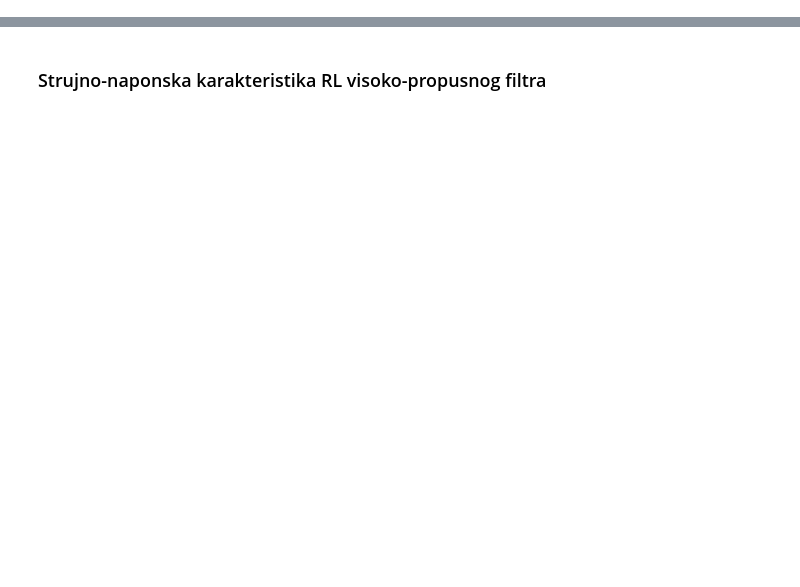
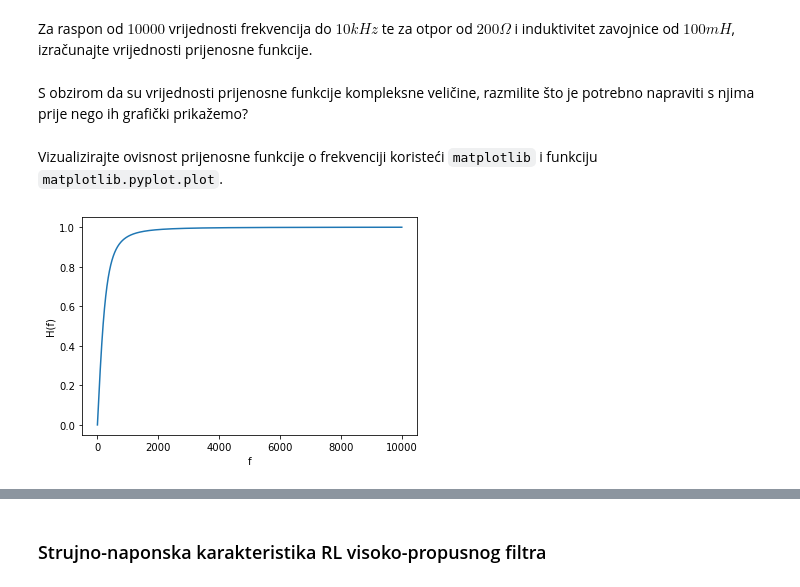
Before and after one commit to akapet00/teaching, a Jupyter notebook: emc_512/lab/Python/03-lab-ex.ipynb, the cells around one changed output, grey strips where cells are left out. Saved outputs shown, nothing was run; the diff lists cells and outputs as text; code cells hidden in the pictures; blank space fills up the shorter version.

```diff
--- a/emc_512/lab/Python/03-lab-ex.ipynb
+++ b/emc_512/lab/Python/03-lab-ex.ipynb
@@ -36,13 +108,0 @@ def rl_highpass(R, L, f):
-# %%
-# configuration
-R = 200
-L = 100e-3
-f = np.linspace(0.1, 10000, num=10000)
-omega = 2*np.pi*f
-f_cutoff = R/(2*np.pi*L)
-omega_cutoff = 2*np.pi*f_cutoff
-
-print(f'R = {R/1000} kΩ')
-print(f'L = {L*1000} mH')
-print(f'frequency range = [{f.min()}-{f.max()}] Hz')
-print(f'frequency cut-off = {round(f_cutoff, 1)} Hz')
@@ -94,0 +149,22 @@ plt.show()
+# %%
+def rl_highpass(R, L, f):
+    """Funkcija prijenosnog odziva RC nisko-propusnog filtra.
+
+    Args:
+        R (number) : vrijednost otpora otpornika
+        L (number) : induktivitet
+        f (number or numpy.ndarray) : frekvencija/e
+
+    Returns:
+        float or numpy.ndarray
+    """
+    ######################################################
+    ## TO-DO: implementiraj funkciju prijenosnog odziva ##
+    # Nakon toga zakomentiraj sljedeću liniju.
+    # raise NotImplementedError('Implementiraj funckiju prijenosnog odziva.')
+    ######################################################
+
+    # definiraj funkciju prijenosnog pazeći da `f` može biti ili broj (int,
+    # float) ili 1-D niz (`numpy.ndarray`)
+    H = 1 / (1 + 1 / (1.0j * 2 * np.pi * f * L / R))
+    return H
@@ -94,0 +199,18 @@ plt.show()
+# %% [markdown]
+Za raspon od $10000$ vrijednosti frekvencija do $10 kHz$ te za otpor od $200 \Omega$ i induktivitet zavojnice od $100 mH$, izračunajte vrijednosti prijenosne funkcije.
+# %%
+f = np.linspace(0.01, 10000, num=10000)
+H = rl_highpass(R, L, f)  # prijenosna funkcija
+# %% [markdown]
+S obzirom da su vrijednosti prijenosne funkcije kompleksne veličine, razmilite što je potrebno napraviti s njima prije nego ih grafički prikažemo?
+# %%
+Hm = np.abs(H) # konverzija u apsolutne vrijednosti
+# %% [markdown]
+Vizualizirajte ovisnost prijenosne funkcije o frekvenciji koristeći `matplotlib` i funkciju `matplotlib.pyplot.plot`.
+# %%
+plt.plot(f, Hm)
+plt.xlabel('f')
+plt.ylabel('H(f)')
+plt.show()
+# %% [output]
+[figure, added]
```
Also changed, not shown: parts of 26 cells of this notebook.
